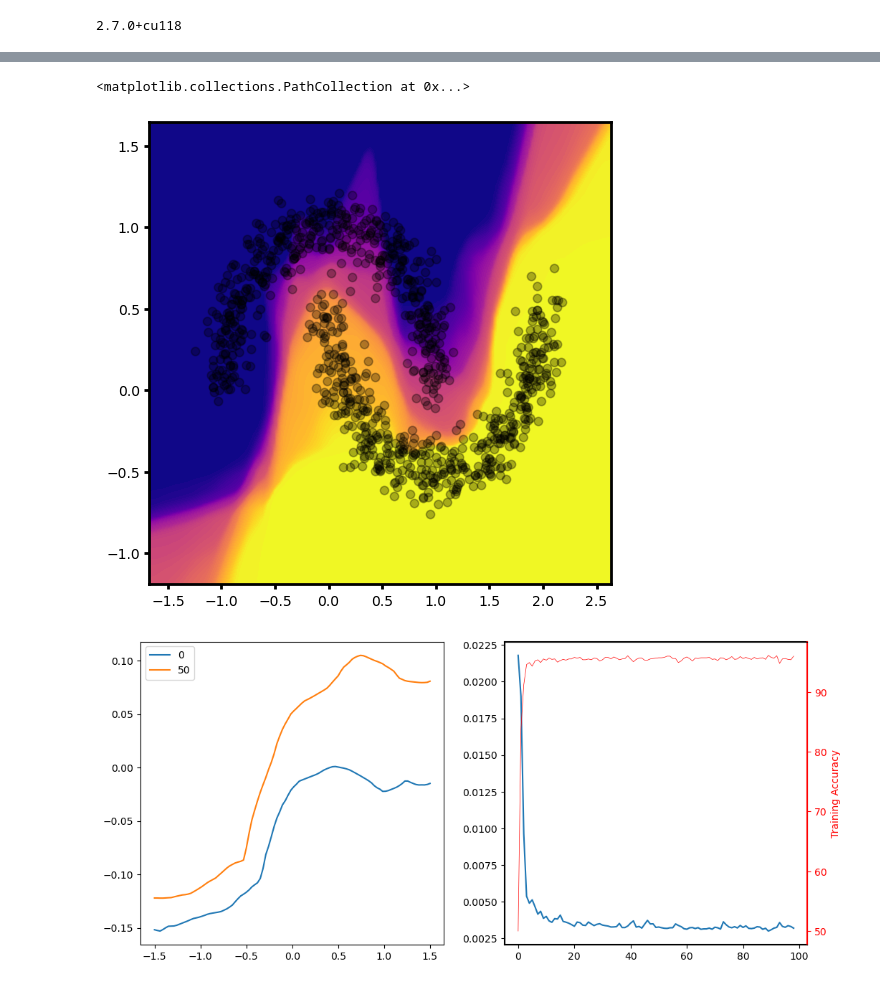
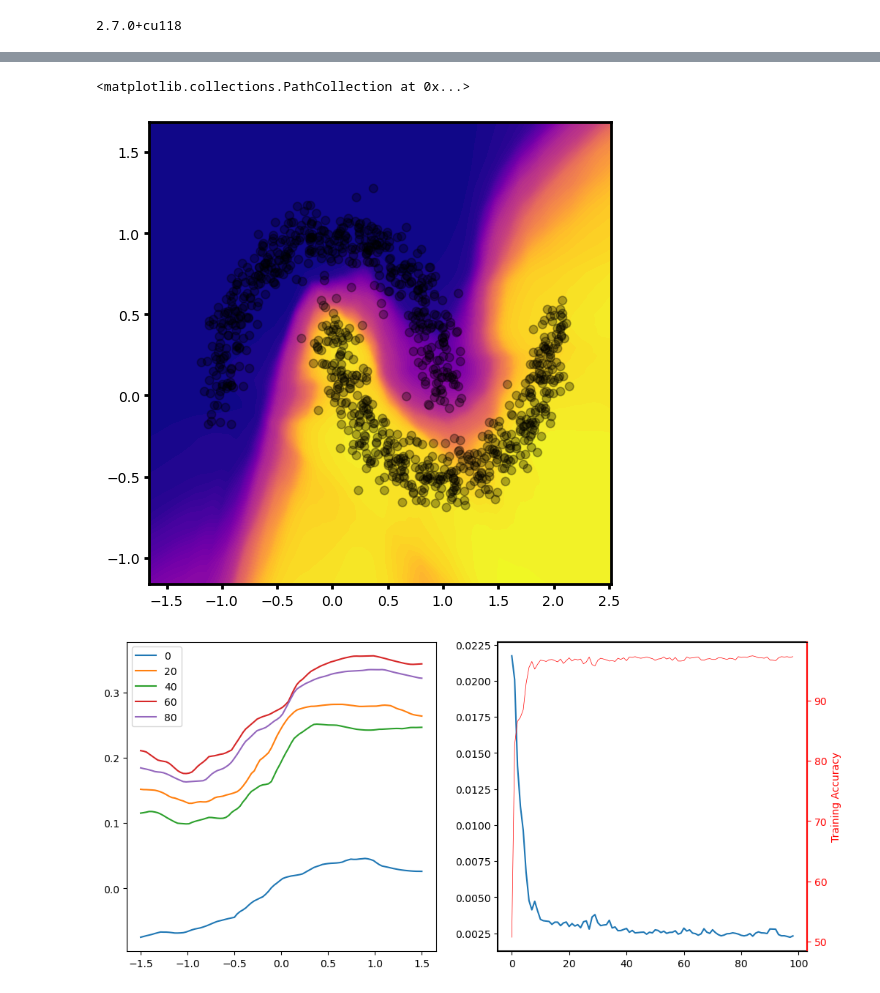
Before and after one commit to jwass1997/kmc_project, a Jupyter notebook: scripts/python_scripts/classification_two_moons.ipynb, the cells around one changed output, grey strips where cells are left out. Cells and saved outputs as stored; diff of their text form; code cells hidden in the pictures.

```diff
--- a/scripts/python_scripts/classification_two_moons.ipynb
+++ b/scripts/python_scripts/classification_two_moons.ipynb
@@ -32,7 +32,7 @@ batch_size = 32
 train_loader = DataLoader(train_ds, batch_size)
 test_loader = DataLoader(test_ds, batch_size)
 # %%
-state_dict = torch.load("/gpfs/bwfor/work/ws/hd_gy283-my_data/models/sm_vMB_n_a=200.pth", weights_only=False, map_location='cpu')
+state_dict = torch.load("/gpfs/bwfor/work/ws/hd_gy283-my_data/models/sm_uni_n_a=200.pth", weights_only=False, map_location='cpu')
 print(state_dict['args'])
 model = NeuralNet(
     state_dict['args']['layer_dims'],
@@ -220,7 +220,7 @@ ax.scatter(*sample_n.T, c='k', alpha=0.3)
 #plt.colorbar(cntrf)
 # %% [output]
 <matplotlib.collections.PathCollection at 0x...>
-[figure, old version]
+[figure, new version]
 # %%
 model.eval()
 input_idx = 3
@@ -234,34 +234,34 @@ for ax in axs:
     ax.set_box_aspect(1)
 
 
-for i in range(0, len(act_1_params), 50):
+for i in range(0, len(act_1_params), 20):
     with torch.no_grad():
-        c_volt = act_2_params[i].expand(N, -1)
+        c_volt = act_4_params[i].expand(N, -1)
         c_volt_l = c_volt[:, :input_idx]
         c_volt_r = c_volt[:, input_idx:]
         input_tensor = torch.cat([c_volt_l, x, c_volt_r], dim=1)
         y = model(input_tensor).detach().cpu()
         axs[0].plot(x, y, label=f'{i}')
 
 param_list = [-1.5, 1.5, 1.5, 0.0038004407013444313, 1.5, 1.5]
 y = forward_whole_range(model, param_list, 3, -1.5, 1.5, N)
 #axs[0].plot(x, y)
 
 axs[0].legend()
 
 axs[1].plot(train_losses)
 axs[1].spines[['left', 'top', 'bottom']].set_linewidth(1.5)
 
 axs1_2 = axs[1].twinx()
 axs1_2.set_box_aspect(1)
 color = 'r'
 
 axs1_2.plot(train_accuracies, c=color, lw=0.5)
 axs1_2.tick_params(axis='y', colors=color, labelcolor=color)
 axs1_2.set_ylabel('Training Accuracy', c=color)
 axs1_2.spines['right'].set_color(color)
 axs1_2.spines['right'].set_linewidth(1.5)
 
 #axs[1].set_yscale('symlog', linthresh=1e-8)
 # %% [output]
-[figure, old version]
+[figure, new version]
```
Also changed, not shown: parts of 2 cells of this notebook, 40 other files.
